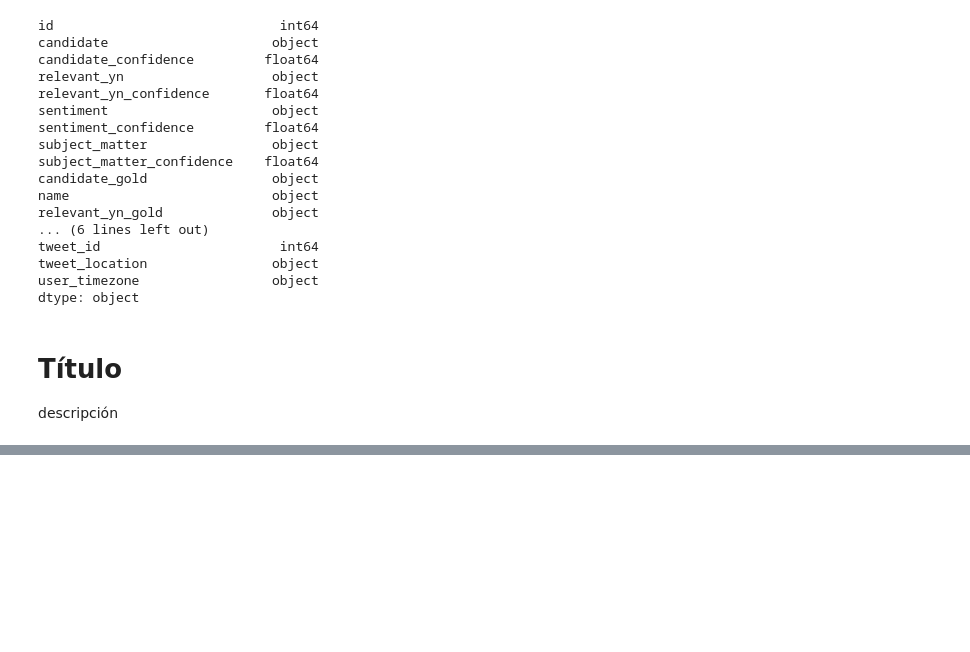
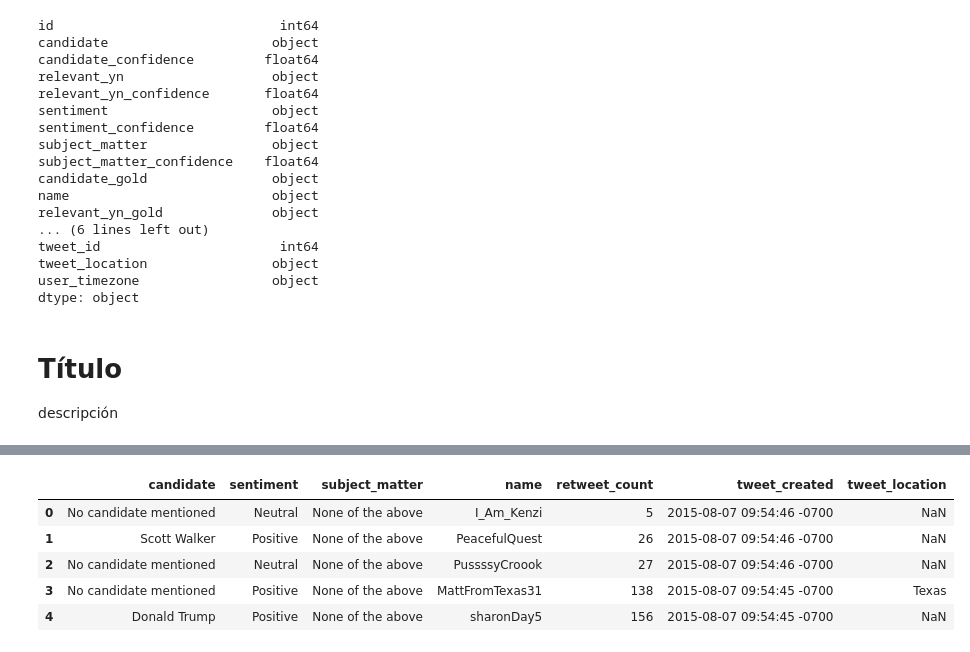
Before and after one commit to jebus2088/proyecto-portafolio, a Jupyter notebook: Notebooks/analisis_eda1.ipynb, the cells around one changed output, grey strips where cells are left out. Saved outputs shown, nothing was run; the diff lists cells and outputs as text; code cells hidden in the pictures; blank space fills up the shorter version.

```diff
--- a/Notebooks/analisis_eda1.ipynb
+++ b/Notebooks/analisis_eda1.ipynb
@@ -194,0 +235,9 @@ descripción
+# %%
+sentimientos_filtrado.head(5)
+# %% [output]
+|  | candidate | sentiment | subject_matter | name | retweet_count | tweet_created | tweet_location |
+| 0 | No candidate mentioned | Neutral | None of the above | I_Am_Kenzi | 5 | 2015-08-07 09:54:46 -0700 | NaN |
+| 1 | Scott Walker | Positive | None of the above | PeacefulQuest | 26 | 2015-08-07 09:54:46 -0700 | NaN |
+| 2 | No candidate mentioned | Neutral | None of the above | PussssyCroook | 27 | 2015-08-07 09:54:46 -0700 | NaN |
+| 3 | No candidate mentioned | Positive | None of the above | MattFromTexas31 | 138 | 2015-08-07 09:54:45 -0700 | Texas |
+| 4 | Donald Trump | Positive | None of the above | sharonDay5 | 156 | 2015-08-07 09:54:45 -0700 | NaN |
```
Also changed, not shown: parts of 13 cells of this notebook.
